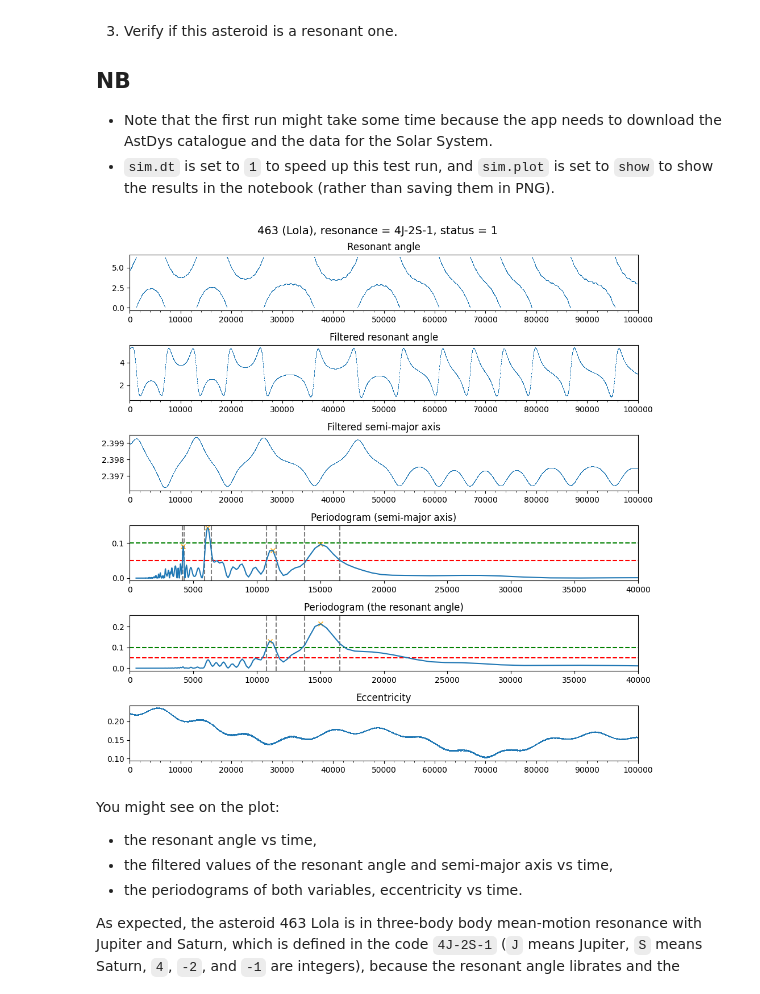
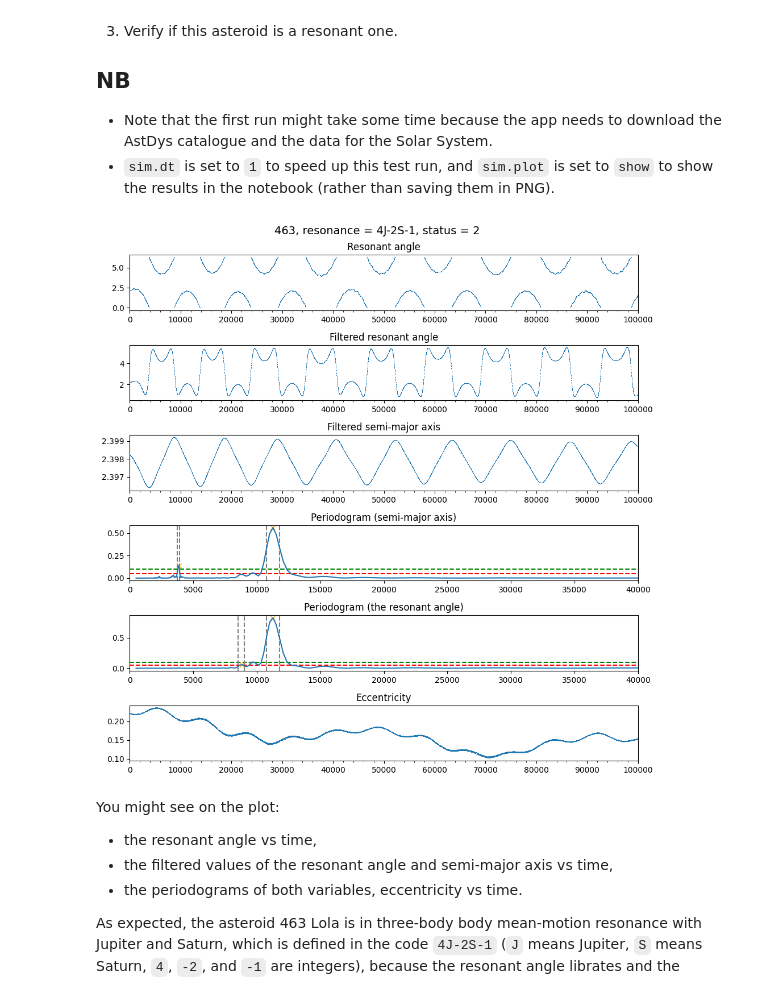
Before and after one commit to smirik/resonances, a Jupyter notebook: docs/quick-start.ipynb, the cells around one changed output. Saved outputs shown, nothing was run; the diff lists cells and outputs as text; code cells hidden in the pictures.

```diff
--- a/docs/quick-start.ipynb
+++ b/docs/quick-start.ipynb
@@ -16,14 +19,10 @@ Let us start with a very first example:
 # %%
 import resonances
 
-sim = resonances.Simulation()
-sim.create_solar_system()
-sim.add_body('463', resonances.create_mmr('4J-2S-1'), name='463 (Lola)')
-sim.dt = 1
-sim.plot = 'show'
+sim = resonances.check(463, '4J-2S-1')
 sim.run()
 # %% [output]
-[figure, old version]
+[figure, new version]
 # %% [markdown]
 You might see on the plot:
 
```
Also changed, not shown: parts of 1 cell of this notebook, 49 other files.
